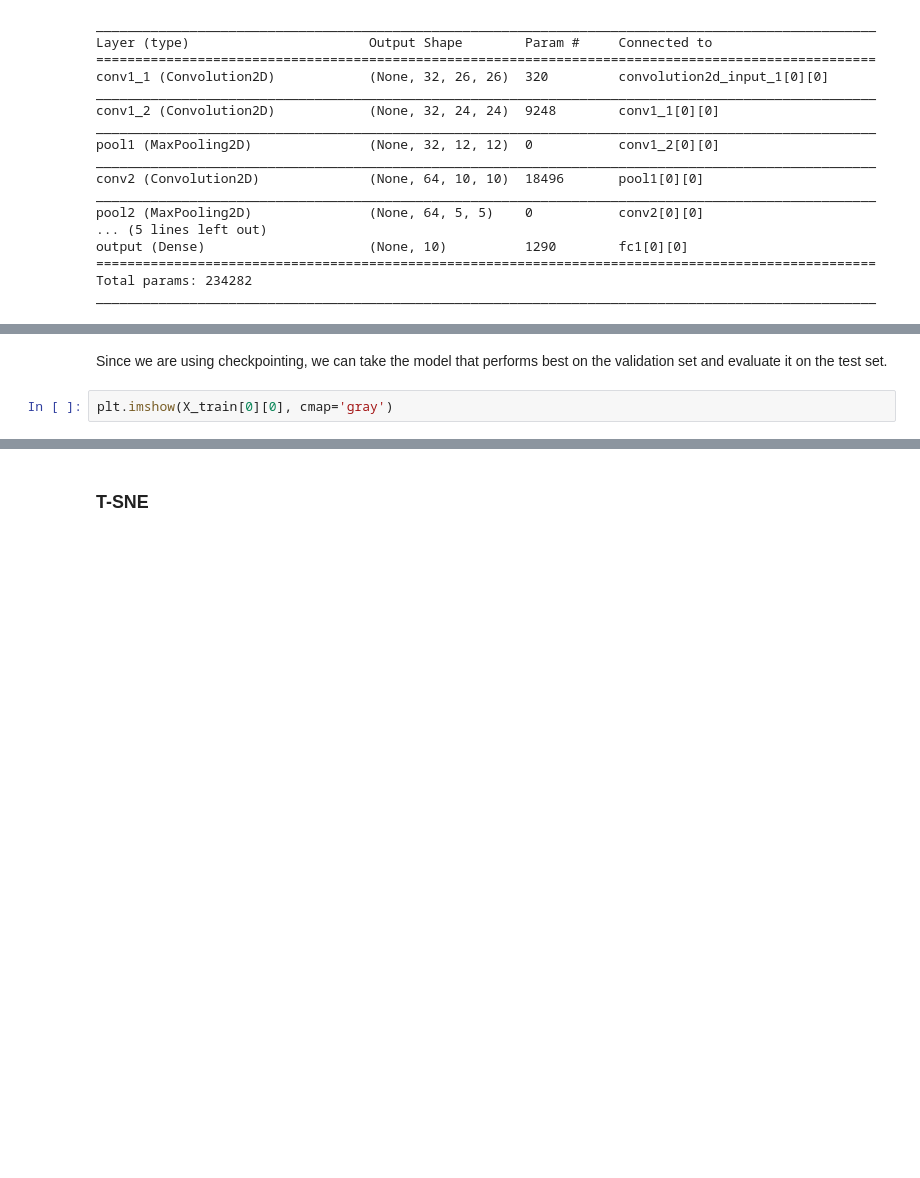
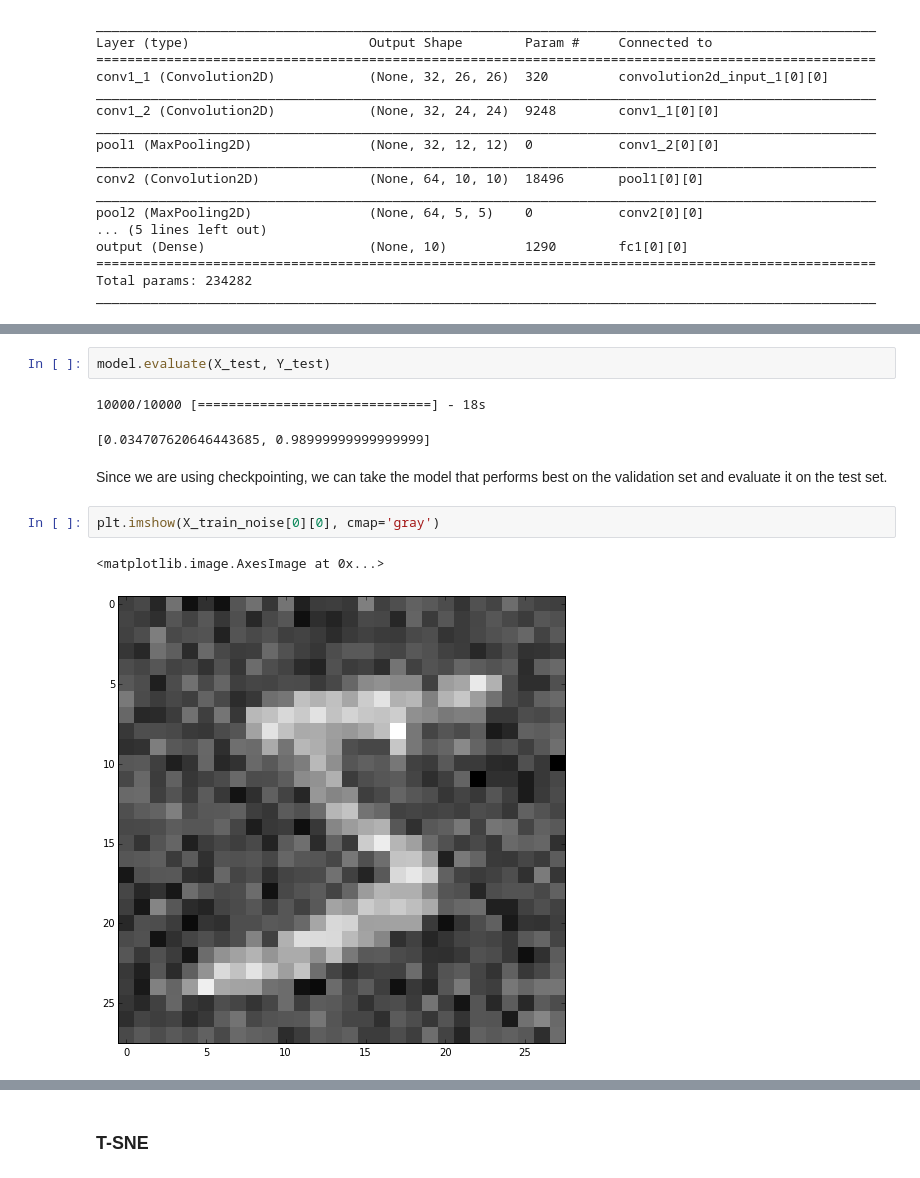
Before and after one commit to telecombcn-dl/dlcv01, a Jupyter notebook: folder_trials/Task1_CNN-Random_Noise.ipynb, the cells around one changed output, grey strips where cells are left out. Drawn from its saved outputs; the diff is of its cells as text; blank space fills up the shorter version.

Commit message:
More visualization graphs and comparison

```diff
--- a/folder_trials/Task1_CNN-Random_Noise.ipynb
+++ b/folder_trials/Task1_CNN-Random_Noise.ipynb
@@ -146,7 +157,15 @@ plt.show()
+# %%
+model.evaluate(X_test, Y_test)
+# %% [output]
+10000/10000 [==============================] - 18s
+[0.034707620646443685, 0.98999999999999999]
 # %% [markdown]
 Since we are using checkpointing, we can take the model that performs best on the validation set and evaluate it on the test set.
 # %%
-plt.imshow(X_train[0][0], cmap='gray')
+plt.imshow(X_train_noise[0][0], cmap='gray')
+# %% [output]
+<matplotlib.image.AxesImage at 0x...>
+[figure, added]
 # %%
 filters = model.layers[0].get_weights()[0]
 print filters.shape
```
Also changed, not shown: parts of 10 cells of this notebook, 1 other file.
